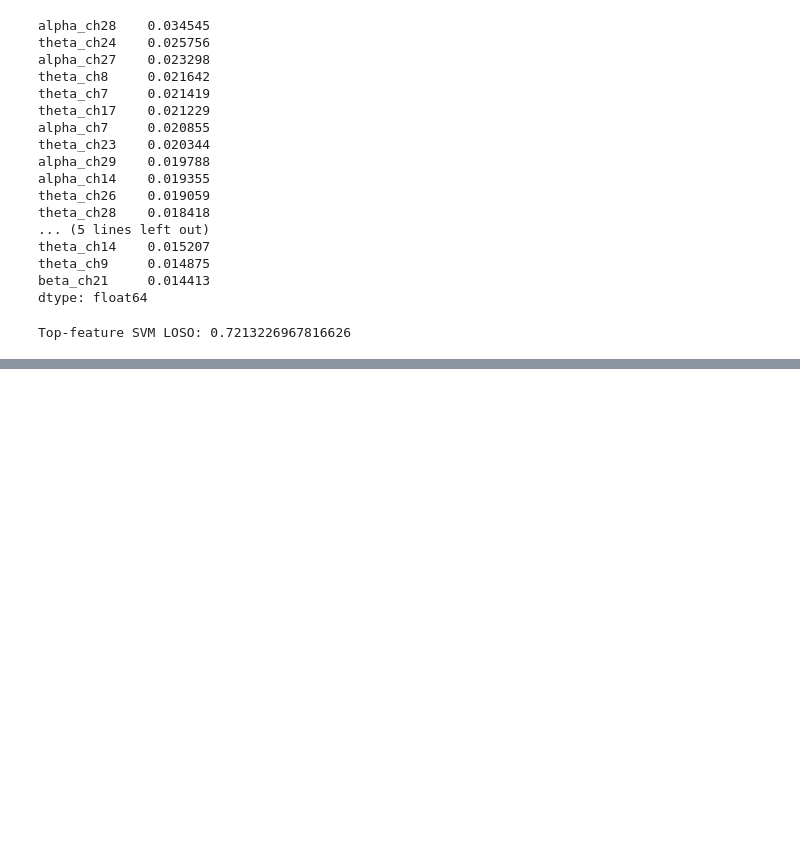
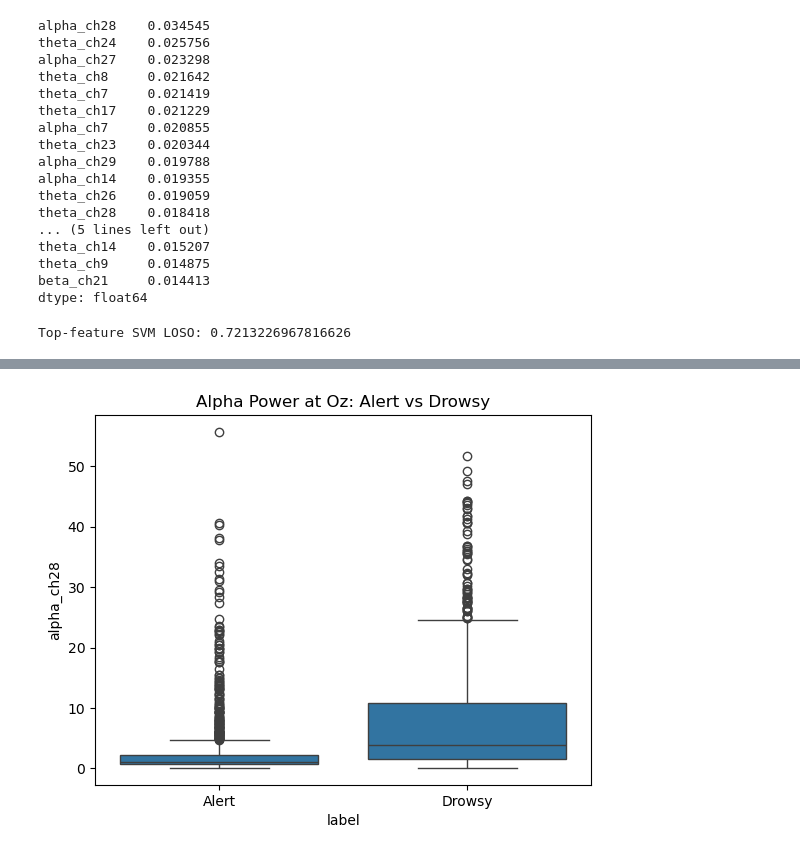
Before and after one commit to saalemybo/eeg-attention-analysis, a Jupyter notebook: analysis/phase2viz.ipynb, the cells around one changed output, grey strips where cells are left out. Saved outputs shown, nothing was run; the diff lists cells and outputs as text; code cells hidden in the pictures; blank space fills up the shorter version.

```diff
--- a/analysis/phase2viz.ipynb
+++ b/analysis/phase2viz.ipynb
@@ -189,0 +201,10 @@ Top-feature SVM LOSO: 0.7213226967816626
+# %%
+import seaborn as sns
+import matplotlib.pyplot as plt
+
+sns.boxplot(data=df_drowsy, x="label", y="alpha_ch28")
+plt.xticks([0,1], ["Alert", "Drowsy"])
+plt.title("Alpha Power at Oz: Alert vs Drowsy")
+plt.show()
+# %% [output]
+[figure, added]
```
Also changed, not shown: parts of 1 cell of this notebook.
